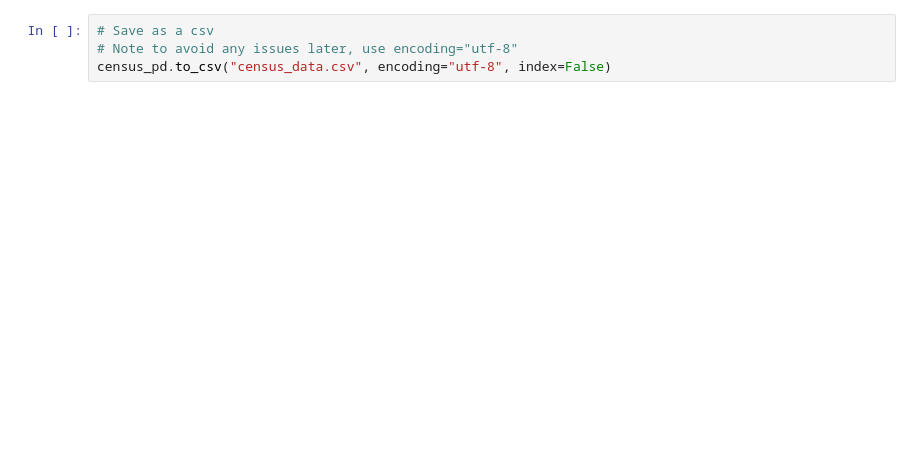
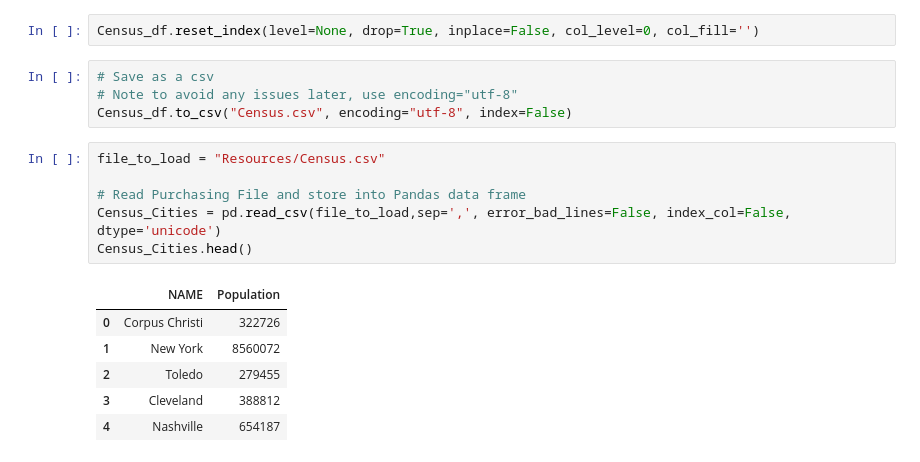
Before and after one commit to kahmed1996/Project-2, a Jupyter notebook: Census_Project 2.ipynb, the cells around one changed output. Drawn from its saved outputs; the diff is of its cells as text; blank space fills up the shorter version.

```diff
--- a/Census_Project 2.ipynb
+++ b/Census_Project 2.ipynb
@@ -56,4 +51,19 @@ SyntaxError: invalid syntax (<ipython-input-4-17a18862a2e1>, line 1)
+# %%
+Census_df.reset_index(level=None, drop=True, inplace=False, col_level=0, col_fill='')
 # %%
 # Save as a csv
 # Note to avoid any issues later, use encoding="utf-8"
-census_pd.to_csv("census_data.csv", encoding="utf-8", index=False)
+Census_df.to_csv("Census.csv", encoding="utf-8", index=False)
+# %%
+file_to_load = "Resources/Census.csv"
+
+# Read Purchasing File and store into Pandas data frame
+Census_Cities = pd.read_csv(file_to_load,sep=',', error_bad_lines=False, index_col=False, dtype='unicode')
+Census_Cities.head()
+# %% [output]
+|  | NAME | Population |
+| 0 | Corpus Christi | 322726 |
+| 1 | New York | 8560072 |
+| 2 | Toledo | 279455 |
+| 3 | Cleveland | 388812 |
+| 4 | Nashville | 654187 |
```
Also changed, not shown: parts of 10 cells of this notebook.
